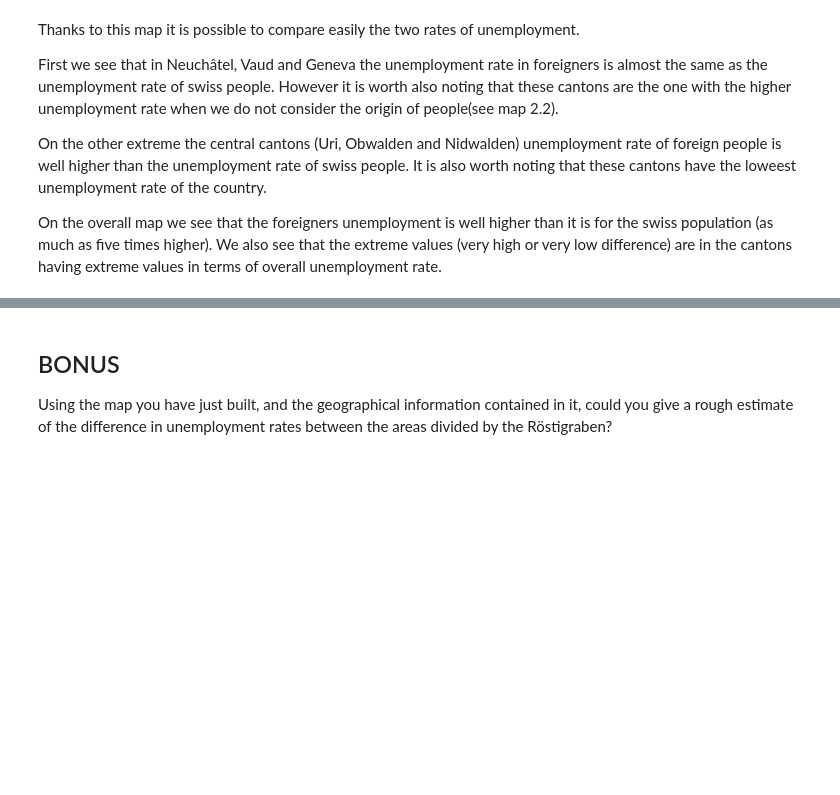
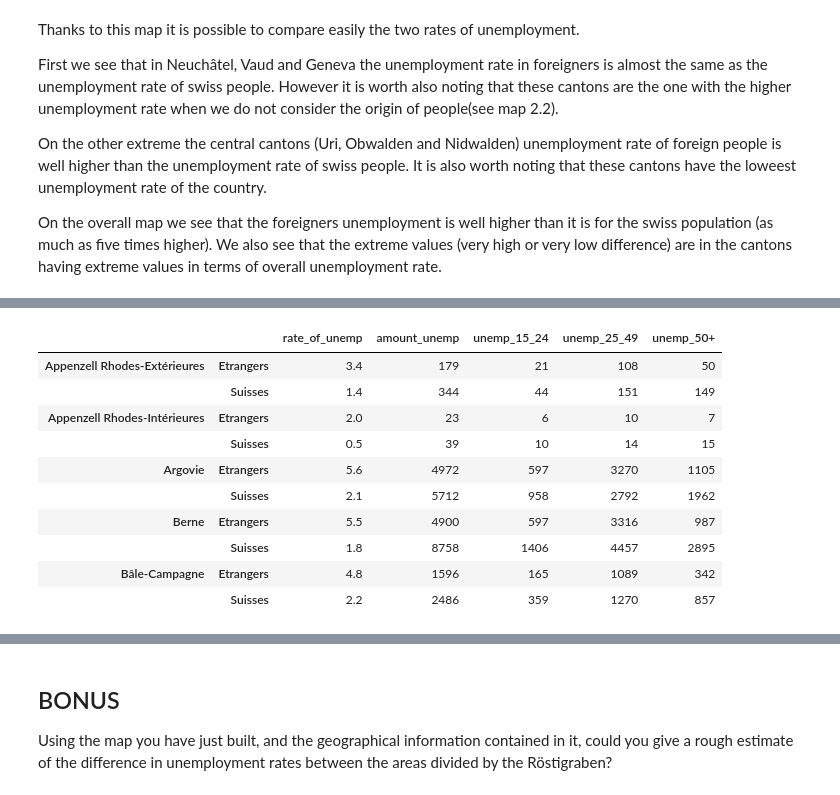
Before and after one commit to AWehenkel/ADA-2017, a Jupyter notebook: 03 - Interactive Viz/HW3.ipynb, the cells around one changed output, grey strips where cells are left out. Drawn from its saved outputs; the diff is of its cells as text; code cells hidden in the pictures; blank space fills up the shorter version.

```diff
--- a/03 - Interactive Viz/HW3.ipynb
+++ b/03 - Interactive Viz/HW3.ipynb
@@ -284,0 +265,8 @@ remain.plot.bar(stacked=True, ax=ax)
+# %%
+# load the data, remove useless columns/rows and change the column's names
+# BE CAREFUL, we get here a raw number of unemployed people, not a rate !!!
+unem_ch_sep_nat_age_data = r'data/unem_ch_sep_age_nat_sept_2017.xlsx'
+unem_ch_sep_nat_age_data_df = pd.read_excel(unem_ch_sep_nat_age_data, skiprows=3, usecols=[0,1,3,5], skip_footer=1)
+unem_ch_sep_nat_age_data_df.columns = ['Canton', 'National', 'Age', 'raw_number_unemployed']
+
+unem_ch_sep_nat_age_data_df.head(10)
@@ -284,0 +371,18 @@ remain.plot.bar(stacked=True, ax=ax)
+# %%
+# finally we merge with the data per age group
+final_merge = pd.concat([rate_and_total_per_canton, remain], axis=1)
+final_merge.columns = ['rate_of_unemp', 'amount_unemp', 'unemp_15_24', 'unemp_25_49','unemp_50+']
+
+final_merge.head(10)
+# %% [output]
+|  |  | rate_of_unemp | amount_unemp | unemp_15_24 | unemp_25_49 | unemp_50+ |
+| Appenzell Rhodes-Extérieures | Etrangers | 3.4 | 179 | 21 | 108 | 50 |
+|  | Suisses | 1.4 | 344 | 44 | 151 | 149 |
+| Appenzell Rhodes-Intérieures | Etrangers | 2.0 | 23 | 6 | 10 | 7 |
+|  | Suisses | 0.5 | 39 | 10 | 14 | 15 |
+| Argovie | Etrangers | 5.6 | 4972 | 597 | 3270 | 1105 |
+|  | Suisses | 2.1 | 5712 | 958 | 2792 | 1962 |
+| Berne | Etrangers | 5.5 | 4900 | 597 | 3316 | 987 |
+|  | Suisses | 1.8 | 8758 | 1406 | 4457 | 2895 |
+| Bâle-Campagne | Etrangers | 4.8 | 1596 | 165 | 1089 | 342 |
+|  | Suisses | 2.2 | 2486 | 359 | 1270 | 857 |
```
Also changed, not shown: parts of 15 cells of this notebook, 2 other files.
